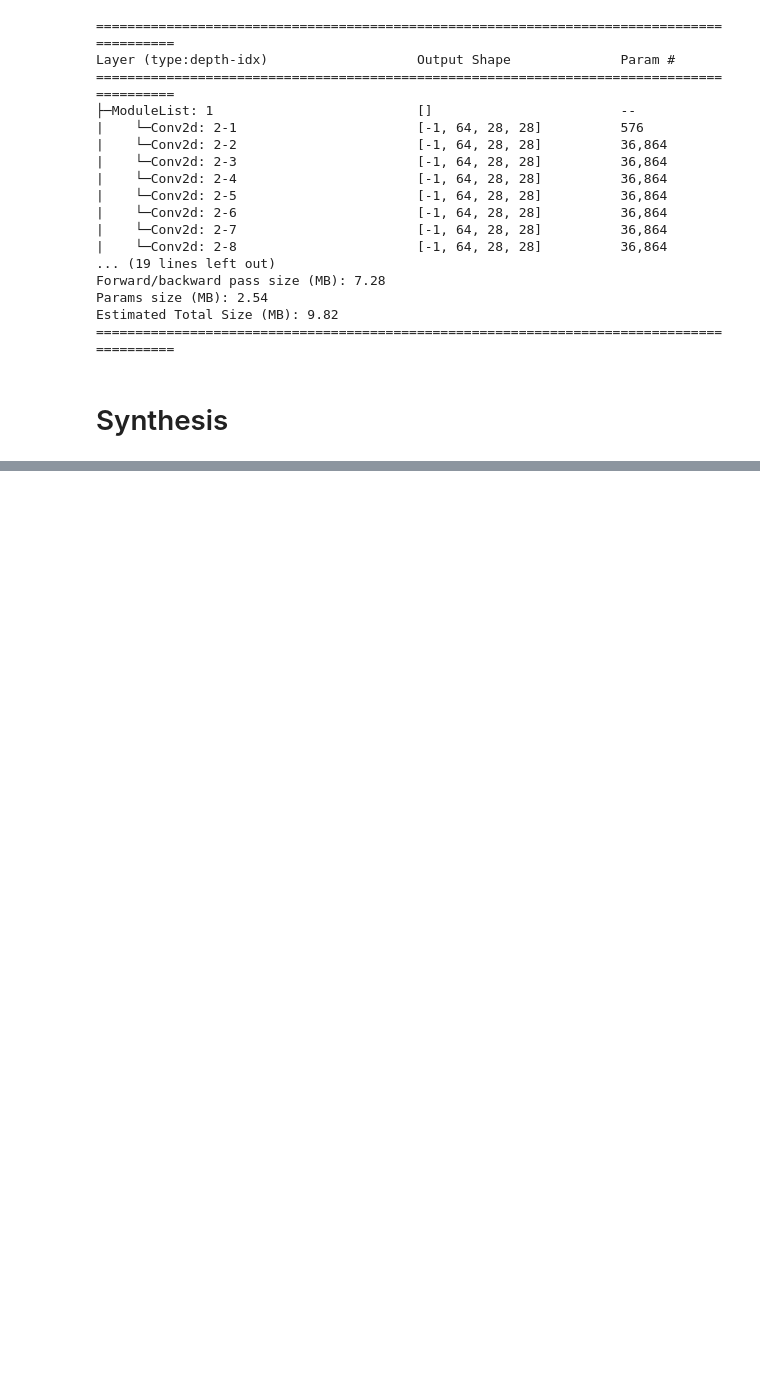
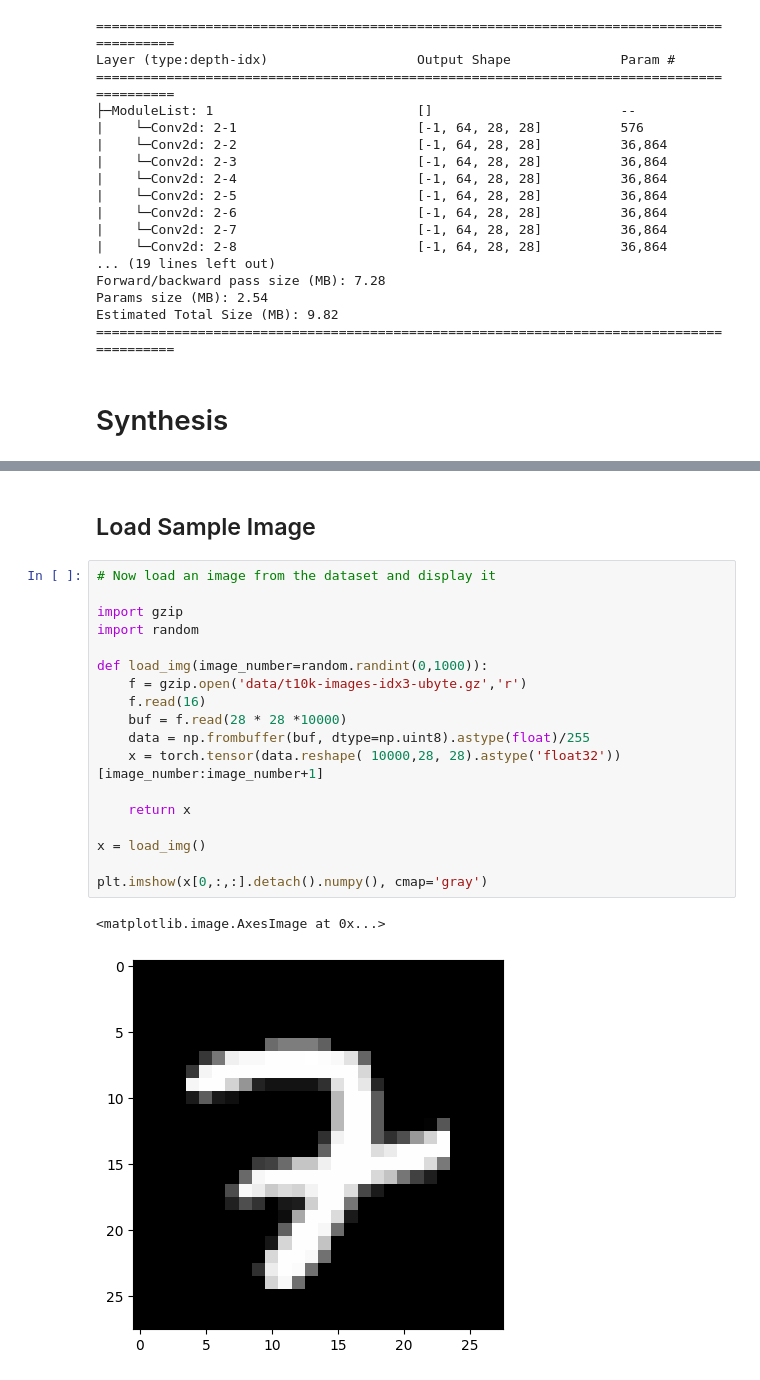
Before and after one commit to mbryant2025/universal_inverse_implementation, a Jupyter notebook: playground.ipynb, the cells around one changed output, grey strips where cells are left out. Saved outputs shown, nothing was run; the diff lists cells and outputs as text; blank space fills up the shorter version.

```diff
--- a/playground.ipynb
+++ b/playground.ipynb
@@ -176,0 +177,23 @@ Sigma: 0.010159921832382679, t: 221, Sigma_L 0.01
+# %% [markdown]
+## Load Sample Image
+# %%
+# Now load an image from the dataset and display it
+
+import gzip
+import random
+
+def load_img(image_number=random.randint(0,1000)):
+    f = gzip.open('data/t10k-images-idx3-ubyte.gz','r')
+    f.read(16)
+    buf = f.read(28 * 28 *10000)
+    data = np.frombuffer(buf, dtype=np.uint8).astype(float)/255
+    x = torch.tensor(data.reshape( 10000,28, 28).astype('float32'))[image_number:image_number+1]
+
+    return x
+
+x = load_img()
+
+plt.imshow(x[0,:,:].detach().numpy(), cmap='gray')
+# %% [output]
+<matplotlib.image.AxesImage at 0x...>
+[figure, added]
```
Also changed, not shown: parts of 6 cells of this notebook, 2 other files.
